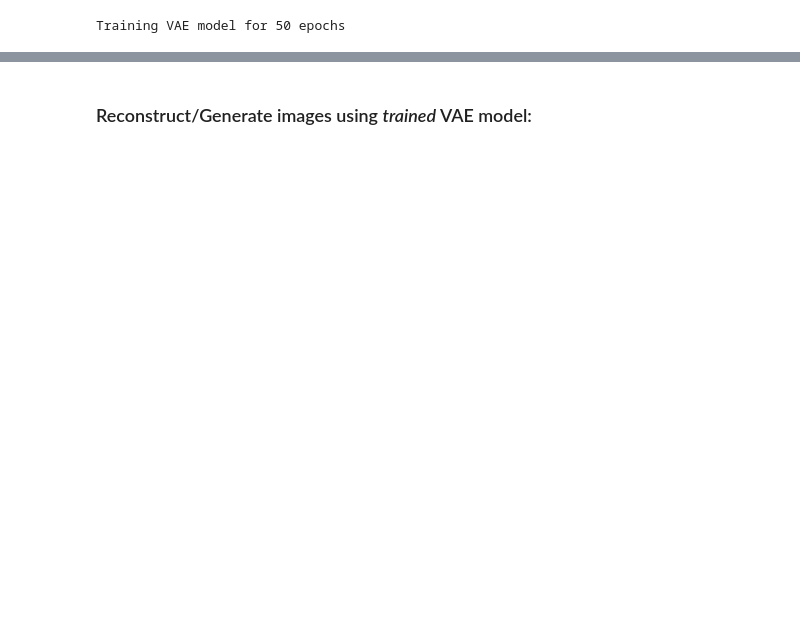
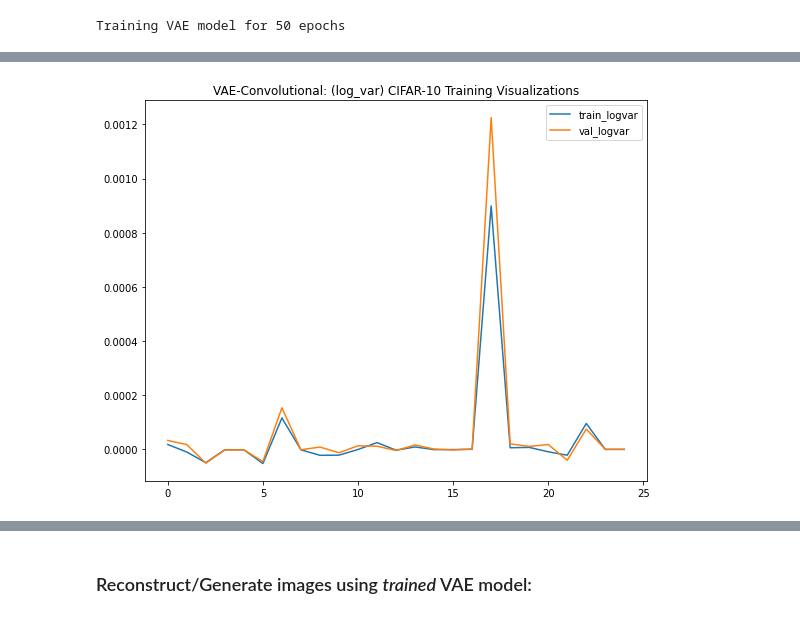
Before and after one commit to arjun-majumdar/Autoencoders_Experiments, a Jupyter notebook: VAE_PyTorch_CIFAR10.ipynb, the cells around one changed output, grey strips where cells are left out. Saved outputs shown, nothing was run; the diff lists cells and outputs as text; code cells hidden in the pictures; blank space fills up the shorter version.

Commit message:
VAE-CIFAR10 & PyTorch

```diff
--- a/VAE_PyTorch_CIFAR10.ipynb
+++ b/VAE_PyTorch_CIFAR10.ipynb
@@ -705,0 +804,10 @@ plt.show()
+# %%
+# VAE Training Visualization-
+plt.figure(figsize = (9, 7))
+plt.plot([train_history[x]['train_logvar'] for x in train_history.keys()], label = 'train_logvar')
+plt.plot([train_history[x]['val_logvar'] for x in train_history.keys()], label = 'val_logvar')
+plt.legend(loc = 'best')
+plt.title("VAE-Convolutional: (log_var) CIFAR-10 Training Visualizations")
+plt.show()
+# %% [output]
+[figure, added]
```
Also changed, not shown: parts of 46 cells of this notebook.
